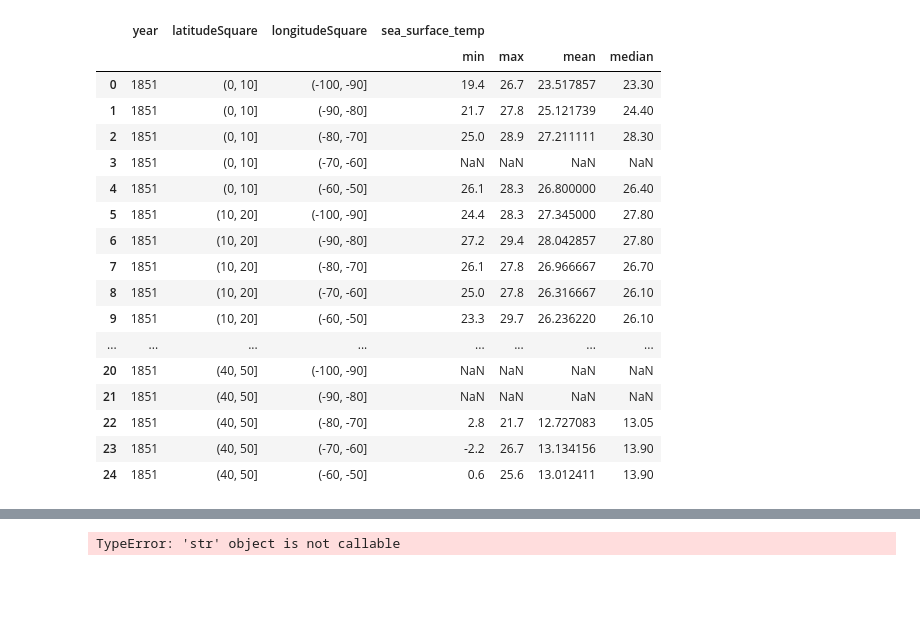
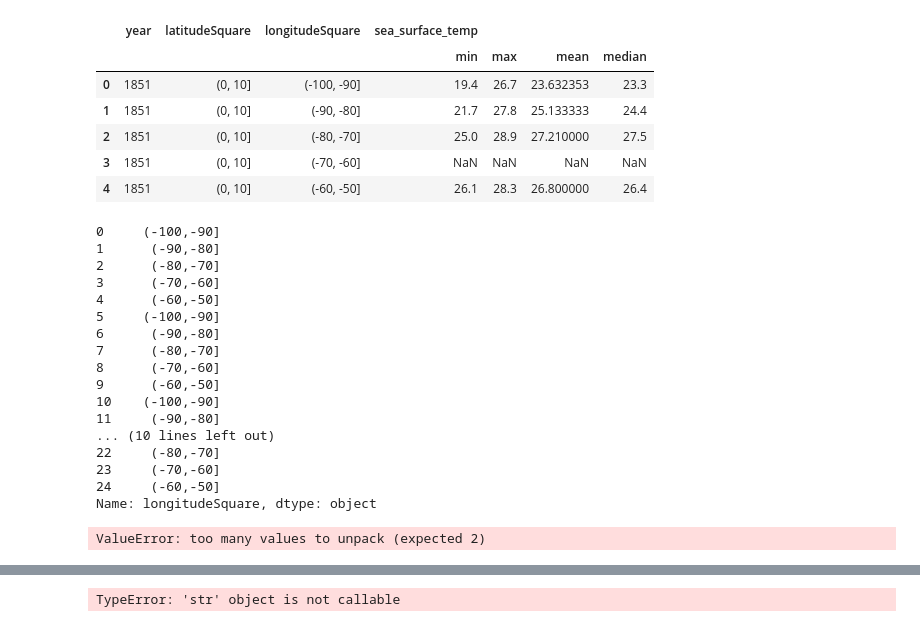
Before and after one commit to spearjen/project2, a Jupyter notebook: smallQueryApiTest.ipynb, the cells around one changed output, grey strips where cells are left out. Cells and saved outputs as stored; diff of their text form; code cells hidden in the pictures; blank space fills up the shorter version.

```diff
--- a/smallQueryApiTest.ipynb
+++ b/smallQueryApiTest.ipynb
@@ -73,23 +73,38 @@ dfSquare.head(100)
 # %%
 dfProcessed = dfSquare.reset_index()
+dfProcessed.head()
+# %% [output]
+|  | year | latitudeSquare | longitudeSquare | sea_surface_temp |  |  |  |
+|  |  |  |  | min | max | mean | median |
+| 0 | 1851 | (0, 10] | (-100, -90] | 19.4 | 26.7 | 23.632353 | 23.3 |
+| 1 | 1851 | (0, 10] | (-90, -80] | 21.7 | 27.8 | 25.133333 | 24.4 |
+| 2 | 1851 | (0, 10] | (-80, -70] | 25.0 | 28.9 | 27.210000 | 27.5 |
+| 3 | 1851 | (0, 10] | (-70, -60] | NaN | NaN | NaN | NaN |
+| 4 | 1851 | (0, 10] | (-60, -50] | 26.1 | 28.3 | 26.800000 | 26.4 |
-# %%
-dfProcessed
-# %% [output]
-|  | year | latitudeSquare | longitudeSquare | sea_surface_temp |  |  |  |
-|  |  |  |  | min | max | mean | median |
-| 0 | 1851 | (0, 10] | (-100, -90] | 19.4 | 26.7 | 23.517857 | 23.30 |
-| 1 | 1851 | (0, 10] | (-90, -80] | 21.7 | 27.8 | 25.121739 | 24.40 |
-| 2 | 1851 | (0, 10] | (-80, -70] | 25.0 | 28.9 | 27.211111 | 28.30 |
-| 3 | 1851 | (0, 10] | (-70, -60] | NaN | NaN | NaN | NaN |
-| 4 | 1851 | (0, 10] | (-60, -50] | 26.1 | 28.3 | 26.800000 | 26.40 |
-| 5 | 1851 | (10, 20] | (-100, -90] | 24.4 | 28.3 | 27.345000 | 27.80 |
-| 6 | 1851 | (10, 20] | (-90, -80] | 27.2 | 29.4 | 28.042857 | 27.80 |
-| 7 | 1851 | (10, 20] | (-80, -70] | 26.1 | 27.8 | 26.966667 | 26.70 |
-| 8 | 1851 | (10, 20] | (-70, -60] | 25.0 | 27.8 | 26.316667 | 26.10 |
-| 9 | 1851 | (10, 20] | (-60, -50] | 23.3 | 29.7 | 26.236220 | 26.10 |
-| ... | ... | ... | ... | ... | ... | ... | ... |
-| 20 | 1851 | (40, 50] | (-100, -90] | NaN | NaN | NaN | NaN |
-| 21 | 1851 | (40, 50] | (-90, -80] | NaN | NaN | NaN | NaN |
-| 22 | 1851 | (40, 50] | (-80, -70] | 2.8 | 21.7 | 12.727083 | 13.05 |
-| 23 | 1851 | (40, 50] | (-70, -60] | -2.2 | 26.7 | 13.134156 | 13.90 |
-| 24 | 1851 | (40, 50] | (-60, -50] | 0.6 | 25.6 | 13.012411 | 13.90 |
+# %%
+dfProcessed['longitudeSquare'].astype(str).str.replace(r'(','')
+dfProcessed['longitudeSquare'].astype(str).str.replace(r']','')
+dfProcessed['longitudeSquare'].astype(str).str.replace(r' ','')
+# %% [output]
+0     (-100,-90]
+1      (-90,-80]
+2      (-80,-70]
+3      (-70,-60]
+4      (-60,-50]
+5     (-100,-90]
+6      (-90,-80]
+7      (-80,-70]
+8      (-70,-60]
+9      (-60,-50]
+10    (-100,-90]
+11     (-90,-80]
+... (10 lines left out)
+22     (-80,-70]
+23     (-70,-60]
+24     (-60,-50]
+Name: longitudeSquare, dtype: object
+# %%
+# dfProcessed['longitudeSquare']=dfProcessed['longitudeSquare'].str.replace(r'\D','').astype(str)
+dfProcessed['longitudeLeft'], dfProcessed['longitudeRight'] = dfProcessed['longitudeSquare'].astype(str).str.split(',')
+# %% [output]
+ValueError: too many values to unpack (expected 2)
```
Also changed, not shown: parts of 6 cells of this notebook, 1 other file.
